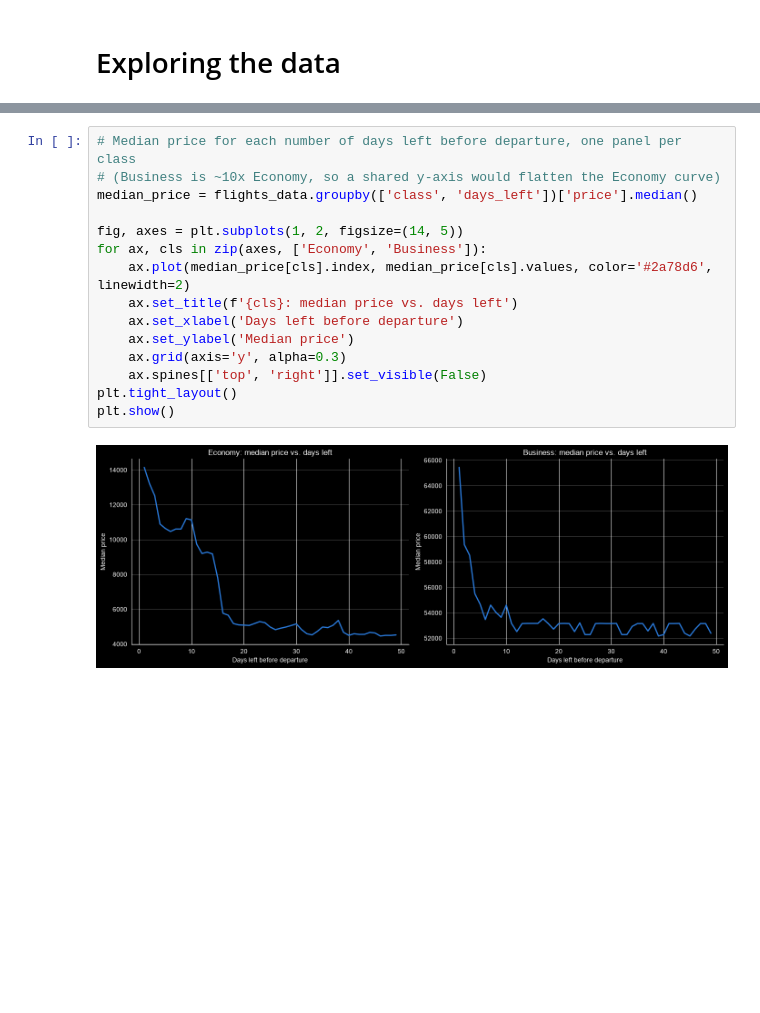
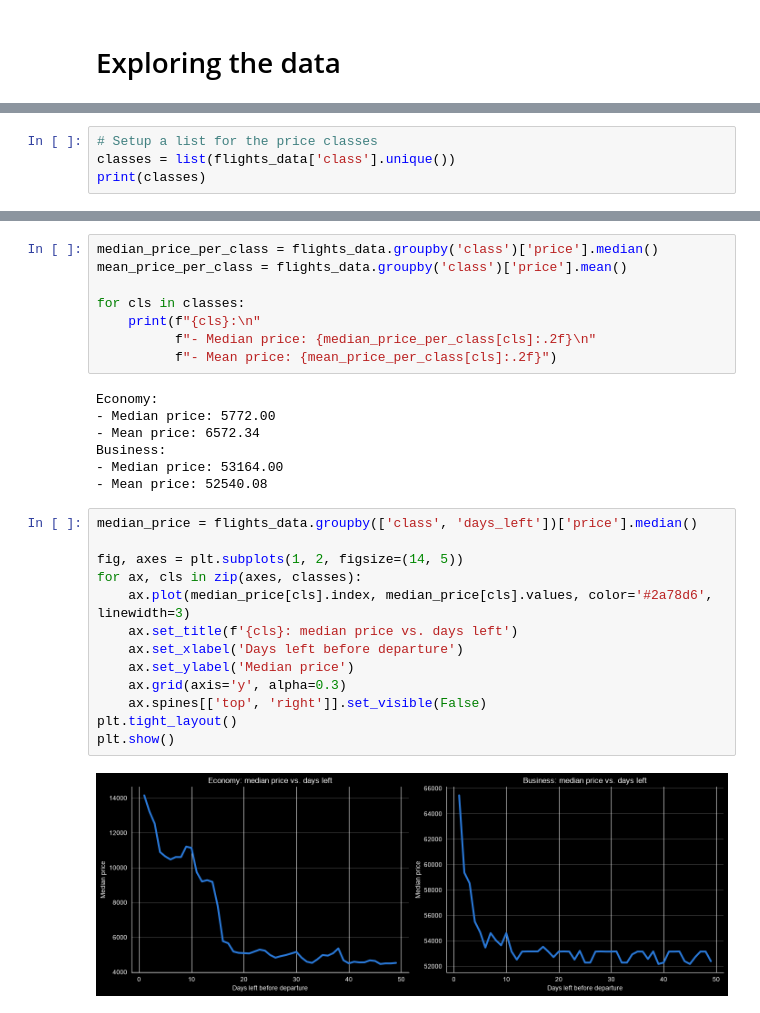
Before and after one commit to IvanKrstv/flight-price-predictor, a Jupyter notebook: src/flight_price_predictor/notebook.ipynb, the cells around one changed output, grey strips where cells are left out. Cells and saved outputs as stored; diff of their text form; blank space fills up the shorter version.

```diff
--- a/src/flight_price_predictor/notebook.ipynb
+++ b/src/flight_price_predictor/notebook.ipynb
@@ -90,0 +92,4 @@ plt.show()
+# %%
+# Setup a list for the price classes
+classes = list(flights_data['class'].unique())
+print(classes)
@@ -91,17 +98,30 @@ plt.show()
+# %%
+median_price_per_class = flights_data.groupby('class')['price'].median()
+mean_price_per_class = flights_data.groupby('class')['price'].mean()
+
+for cls in classes:
+    print(f"{cls}:\n"
+          f"- Median price: {median_price_per_class[cls]:.2f}\n"
+          f"- Mean price: {mean_price_per_class[cls]:.2f}")
+# %% [output]
+Economy:
+- Median price: 5772.00
+- Mean price: 6572.34
+Business:
+- Median price: 53164.00
+- Mean price: 52540.08
 # %%
-# Median price for each number of days left before departure, one panel per class
-# (Business is ~10x Economy, so a shared y-axis would flatten the Economy curve)
 median_price = flights_data.groupby(['class', 'days_left'])['price'].median()
 
 fig, axes = plt.subplots(1, 2, figsize=(14, 5))
-for ax, cls in zip(axes, ['Economy', 'Business']):
-    ax.plot(median_price[cls].index, median_price[cls].values, color='#2a78d6', linewidth=2)
+for ax, cls in zip(axes, classes):
+    ax.plot(median_price[cls].index, median_price[cls].values, color='#2a78d6', linewidth=3)
     ax.set_title(f'{cls}: median price vs. days left')
     ax.set_xlabel('Days left before departure')
     ax.set_ylabel('Median price')
     ax.grid(axis='y', alpha=0.3)
     ax.spines[['top', 'right']].set_visible(False)
 plt.tight_layout()
 plt.show()
 # %% [output]
-[figure, old version]
+[figure, new version]
```
Also changed, not shown: parts of 5 cells of this notebook.
